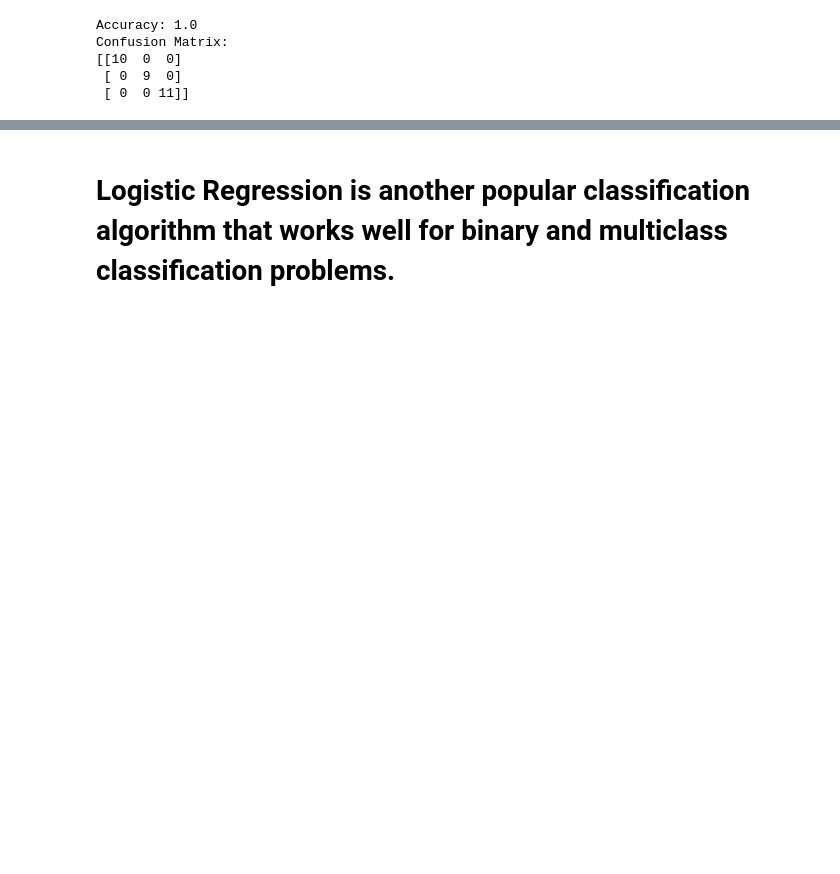
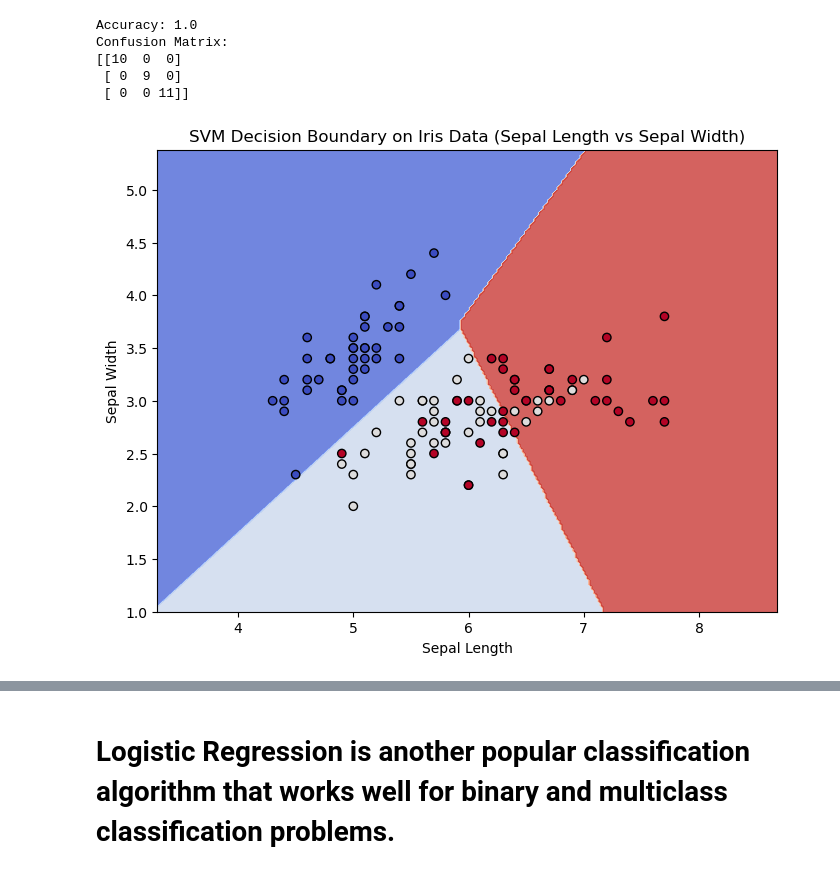
Before and after one commit to BridK02/Machine-Learning-and-Statistics, a Jupyter notebook: Projects/project.ipynb, the cells around one changed output, grey strips where cells are left out. Cells and saved outputs as stored; diff of their text form; code cells hidden in the pictures; blank space fills up the shorter version.

```diff
--- a/Projects/project.ipynb
+++ b/Projects/project.ipynb
@@ -128,6 +140,51 @@ Confusion Matrix:
 [[10  0  0]
  [ 0  9  0]
  [ 0  0 11]]
+# %%
+# Visualizing Decision Boundary for SVM
+# Split the dataset into training and testing sets
+X_train, X_test, y_train, y_test = train_test_split(
+    iris[['sepal_length', 'sepal_width']],  # Using only the first two features for visualization
+    iris['class'],
+    test_size=0.2,
+    random_state=42
+)
+
+# Label encode the target variable
+label_encoder = LabelEncoder()
+y_train_encoded = label_encoder.fit_transform(y_train)
+
+# Initialize SVM model
+svm_model = SVC(kernel='linear', C=1)
+
+# Train the model
+svm_model.fit(X_train, y_train_encoded)
+
+# Visualizing Decision Boundary for SVM
+plt.figure(figsize=(8, 6))
+
+# Plotting decision regions
+h = .02  # Step size in the mesh
+x_min, x_max = X_train['sepal_length'].min() - 1, X_train['sepal_length'].max() + 1
+y_min, y_max = X_train['sepal_width'].min() - 1, X_train['sepal_width'].max() + 1
+xx, yy = np.meshgrid(np.arange(x_min, x_max, h), np.arange(y_min, y_max, h))
+Z = svm_model.predict(np.c_[xx.ravel(), yy.ravel()])
+Z = Z.reshape(xx.shape)
+
+# Convert Z to float to avoid the TypeError
+Z = Z.astype(float)
+
+# Use encoded labels for plotting
+plt.contourf(xx, yy, Z, cmap=plt.cm.coolwarm, alpha=0.8)
+plt.scatter(X_train['sepal_length'], X_train['sepal_width'], c=y_train_encoded, cmap=plt.cm.coolwarm, edgecolors='k', marker='o')
+
+plt.title('SVM Decision Boundary on Iris Data (Sepal Length vs Sepal Width)')
+plt.xlabel('Sepal Length')
+plt.ylabel('Sepal Width')
+
+plt.show()
+# %% [output]
+[figure, added]
 # %% [markdown]
 The above code demonstrates the use of a linear SVM for classification on the Iris dataset, including training, prediction, and evaluation.
 
```
Also changed, not shown: parts of 20 cells of this notebook.
